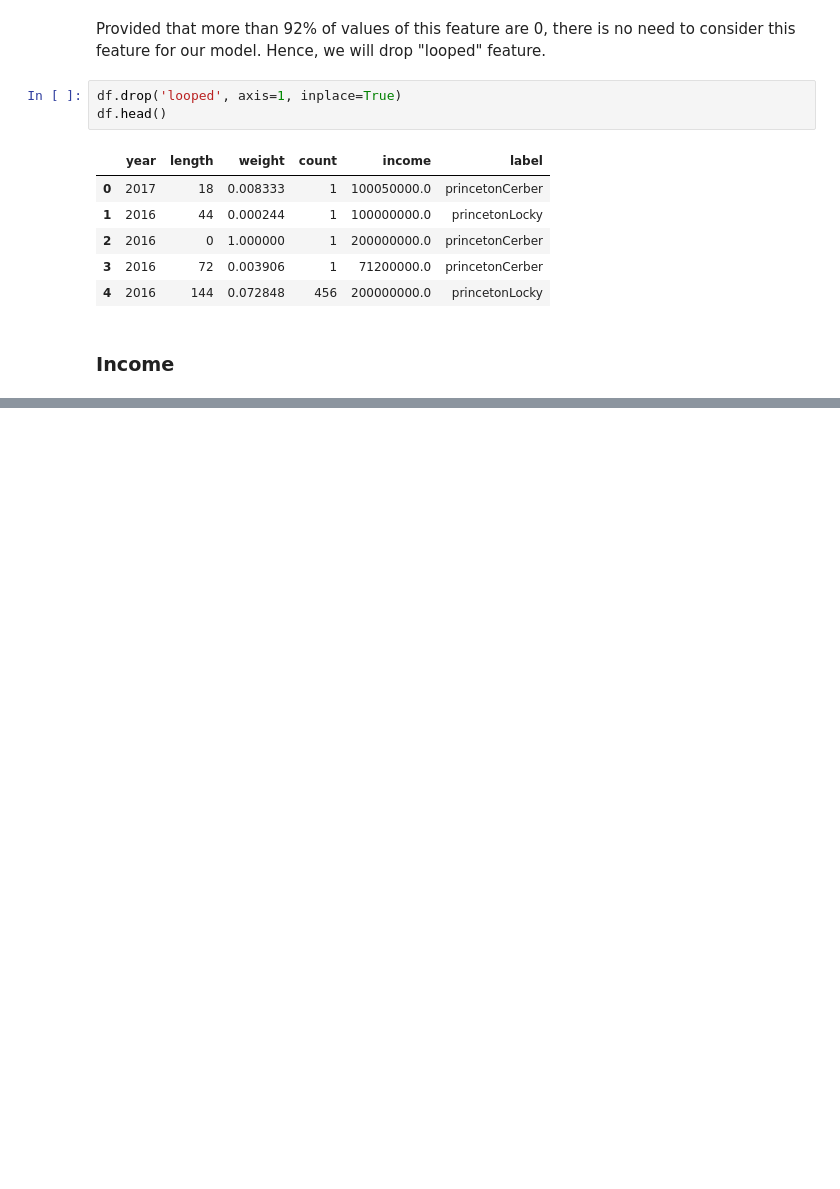
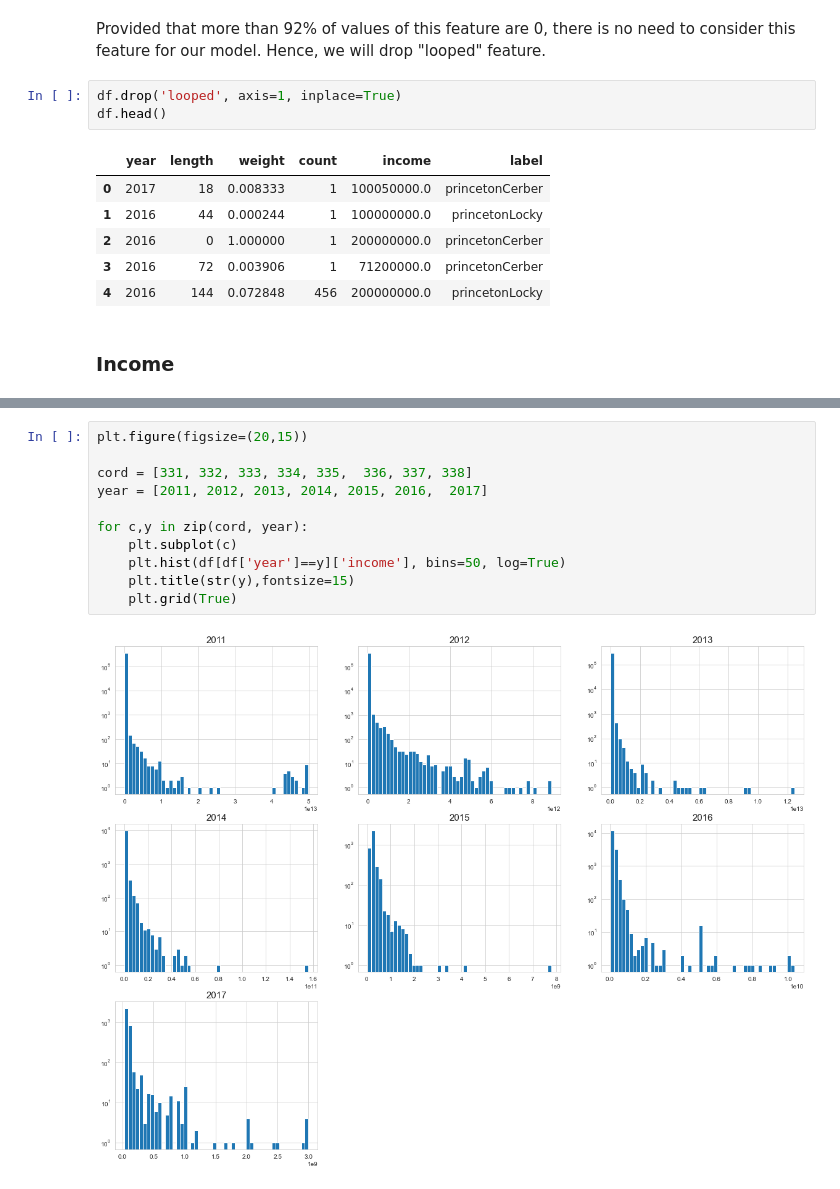
Before and after one commit to gauravsh0812/Bitcoin_Heist, a Jupyter notebook: Bitcoin_Heist.ipynb, the cells around one changed output, grey strips where cells are left out. Saved outputs shown, nothing was run; the diff lists cells and outputs as text; blank space fills up the shorter version.

```diff
--- a/Bitcoin_Heist.ipynb
+++ b/Bitcoin_Heist.ipynb
@@ -407,0 +399,13 @@ pd.DataFrame(neglog_income).boxplot()
+# %%
+plt.figure(figsize=(20,15))
+
+cord = [331, 332, 333, 334, 335,  336, 337, 338]
+year = [2011, 2012, 2013, 2014, 2015, 2016,  2017]
+
+for c,y in zip(cord, year):
+    plt.subplot(c)
+    plt.hist(df[df['year']==y]['income'], bins=50, log=True)
+    plt.title(str(y),fontsize=15)
+    plt.grid(True)
+# %% [output]
+[figure, added]
```
Also changed, not shown: parts of 22 cells of this notebook.
